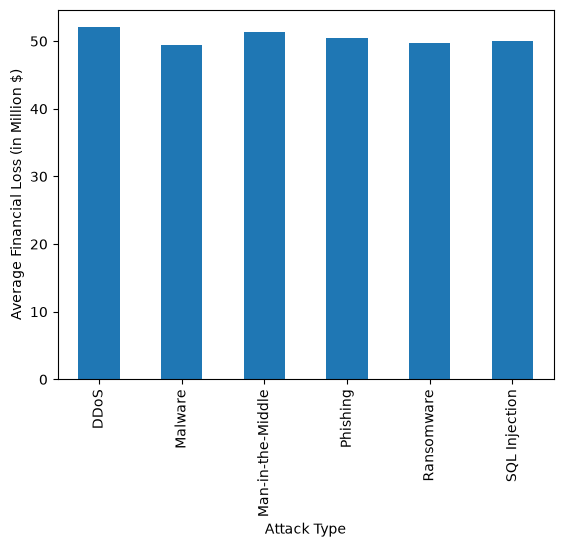
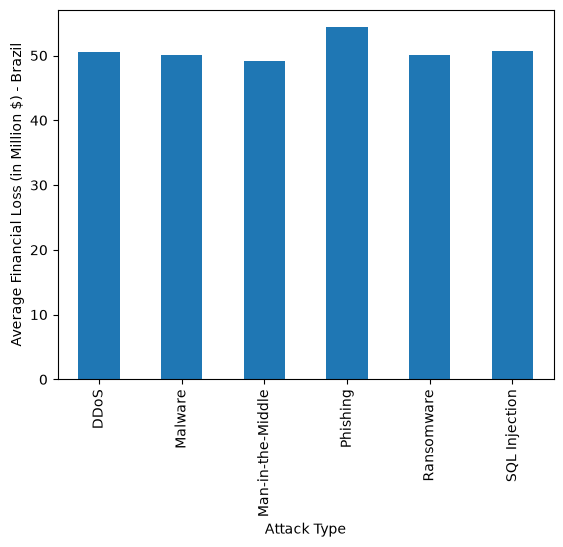
Code edit (unified diff) that turned the first committed figure into the second:
--- before
+++ after
@@ -32,7 +32,7 @@
 
 plt.figure()
-df.groupby("Attack Type")["Financial Loss (in Million $)"].mean().plot(kind="bar")
+df_brazil.groupby("Attack Type")["Financial Loss (in Million $)"].mean().plot(kind="bar")
 plt.xlabel("Attack Type")
-plt.ylabel("Average Financial Loss (in Million $)")
+plt.ylabel("Average Financial Loss (in Million $) - Brazil")
 plt.show()
 
@@ -44,8 +44,13 @@
 
 plt.scatter(x, y, alpha=0.6, s=30, color="steelblue")
-plt.xticks(rotation=45)
+
+ticks = np.arange(len(countries.cat.categories))
+labels = countries.cat.categories
+
+plt.xticks(ticks, labels, rotation=45)
 plt.xlabel("Country")
 plt.ylabel("Incident Resolution Time (in Hours)")
 plt.title("Incident Resolution Time by Country")
+plt.xlim(-0.5, len(countries.cat.categories) - 0.5)
 plt.tight_layout()
 plt.show()

Commit: Implement code changes to enhance functionality and improve performance